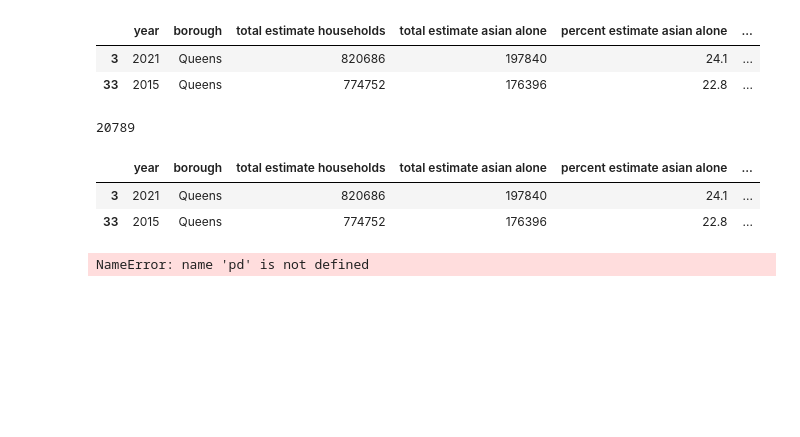
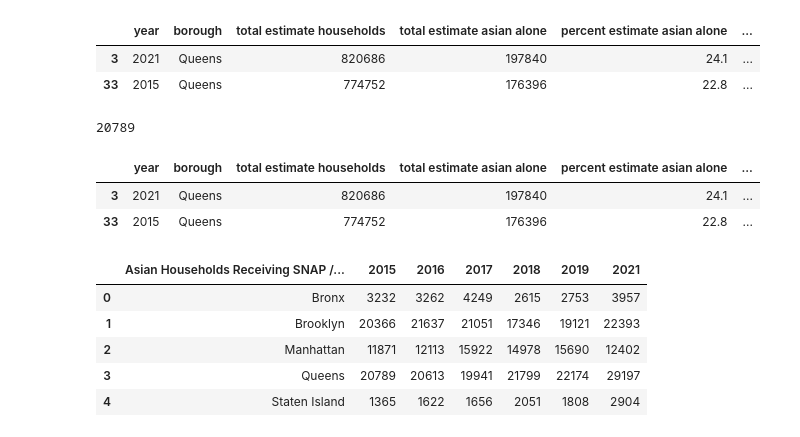
Before and after one commit to arubybonilla/2023-asam-poverty, a Jupyter notebook: 2023-asam-snap-food-stamps-analysis-smail-bonilla.ipynb, the cells around one changed output. Drawn from its saved outputs; the diff is of its cells as text; code cells hidden in the pictures; blank space fills up the shorter version.

```diff
--- a/2023-asam-snap-food-stamps-analysis-smail-bonilla.ipynb
+++ b/2023-asam-snap-food-stamps-analysis-smail-bonilla.ipynb
@@ -179,10 +179,17 @@ dfq
 |  | year | borough | total estimate households | total estimate asian alone | percent estimate asian alone | ... |
 | 3 | 2021 | Queens | 820686 | 197840 | 24.1 | ... |
 | 33 | 2015 | Queens | 774752 | 176396 | 22.8 | ... |
-# %%
-#data snap by borough and year from 2015 to 2021
-
-dfsnap = pd.read_csv("asam-snap-borough.csv")
-dfsnap
-# %% [output]
-NameError: name 'pd' is not defined
+# %%
+#data snap by borough and year from 2015 to 2021
+## Import libraries
+import pandas as pd
+
+df_snap = pd.read_csv("asam-snap-borough.csv")
+df_snap
+# %% [output]
+|  | Asian Households Receiving SNAP /... | 2015 | 2016 | 2017 | 2018 | 2019 | 2021 |
+| 0 | Bronx | 3232 | 3262 | 4249 | 2615 | 2753 | 3957 |
+| 1 | Brooklyn | 20366 | 21637 | 21051 | 17346 | 19121 | 22393 |
+| 2 | Manhattan | 11871 | 12113 | 15922 | 14978 | 15690 | 12402 |
+| 3 | Queens | 20789 | 20613 | 19941 | 21799 | 22174 | 29197 |
+| 4 | Staten Island | 1365 | 1622 | 1656 | 2051 | 1808 | 2904 |
```
Also changed, not shown: parts of 1 cell of this notebook.
